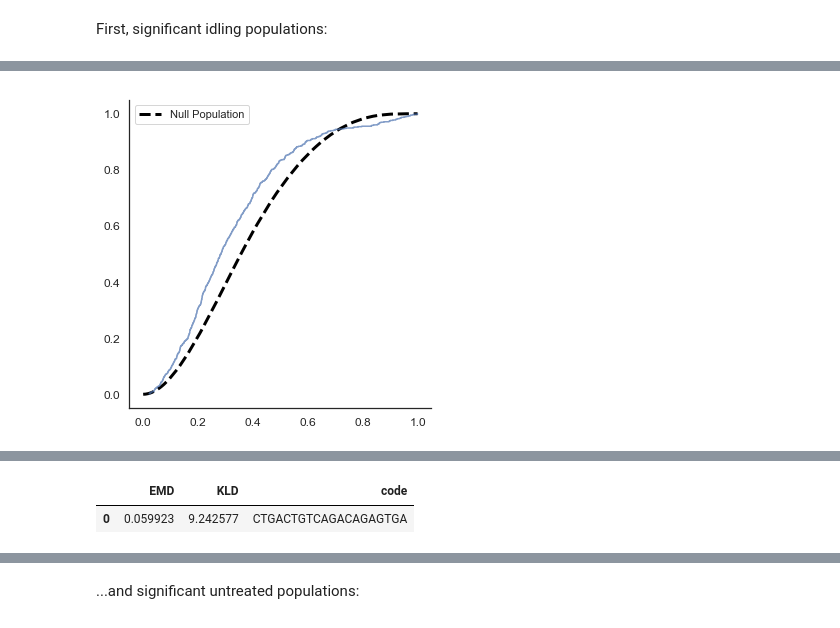
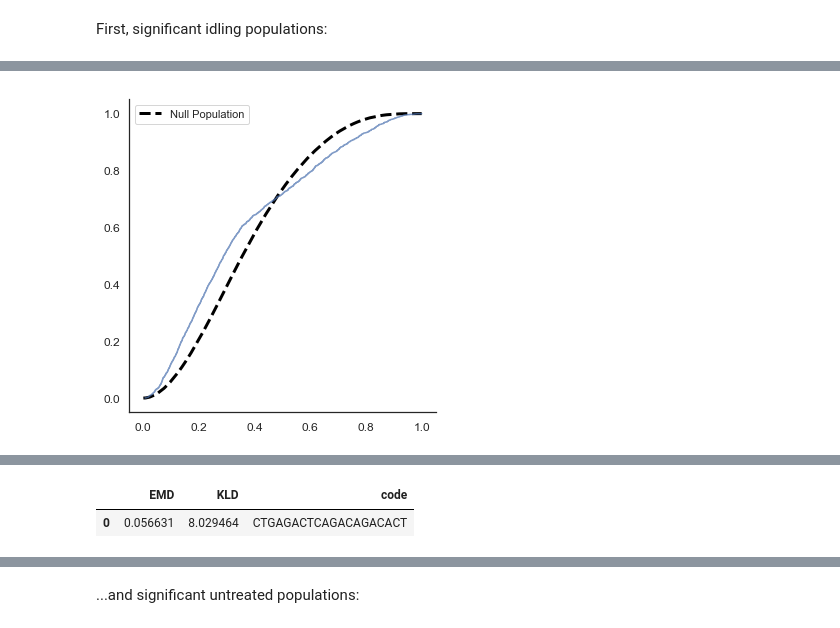
Before and after one commit to codyheiser/fluffy-succotash, a Jupyter notebook: fst_final.ipynb, the cells around one changed output, grey strips where cells are left out. Saved outputs shown, nothing was run; the diff lists cells and outputs as text; code cells hidden in the pictures.

```diff
--- a/fst_final.ipynb
+++ b/fst_final.ipynb
@@ -406,5 +426,5 @@ Wall time: 2.7 s
 # %%
 %%time
-compare_barcode_distances(obj=I_vg_UMAP, barcodes=[selected_codes[7]])
+compare_barcode_distances(obj=I_vg_UMAP, barcodes=[selected_codes[6]])
 # %% [output]
-[figure, old version]
+[figure, new version]
@@ -413,5 +433,5 @@ Wall time: 3.81 s
 |  | EMD | KLD | code |
-| 0 | 0.059923 | 9.242577 | CTGACTGTCAGACAGAGTGA |
+| 0 | 0.056631 | 8.029464 | CTGAGACTCAGACAGACACT |
 # %%
 U_vg_UMAP.plot_barcodes(ranks=[selected_codes[8]])
 # %% [output]
```
Also changed, not shown: parts of 52 cells of this notebook.
